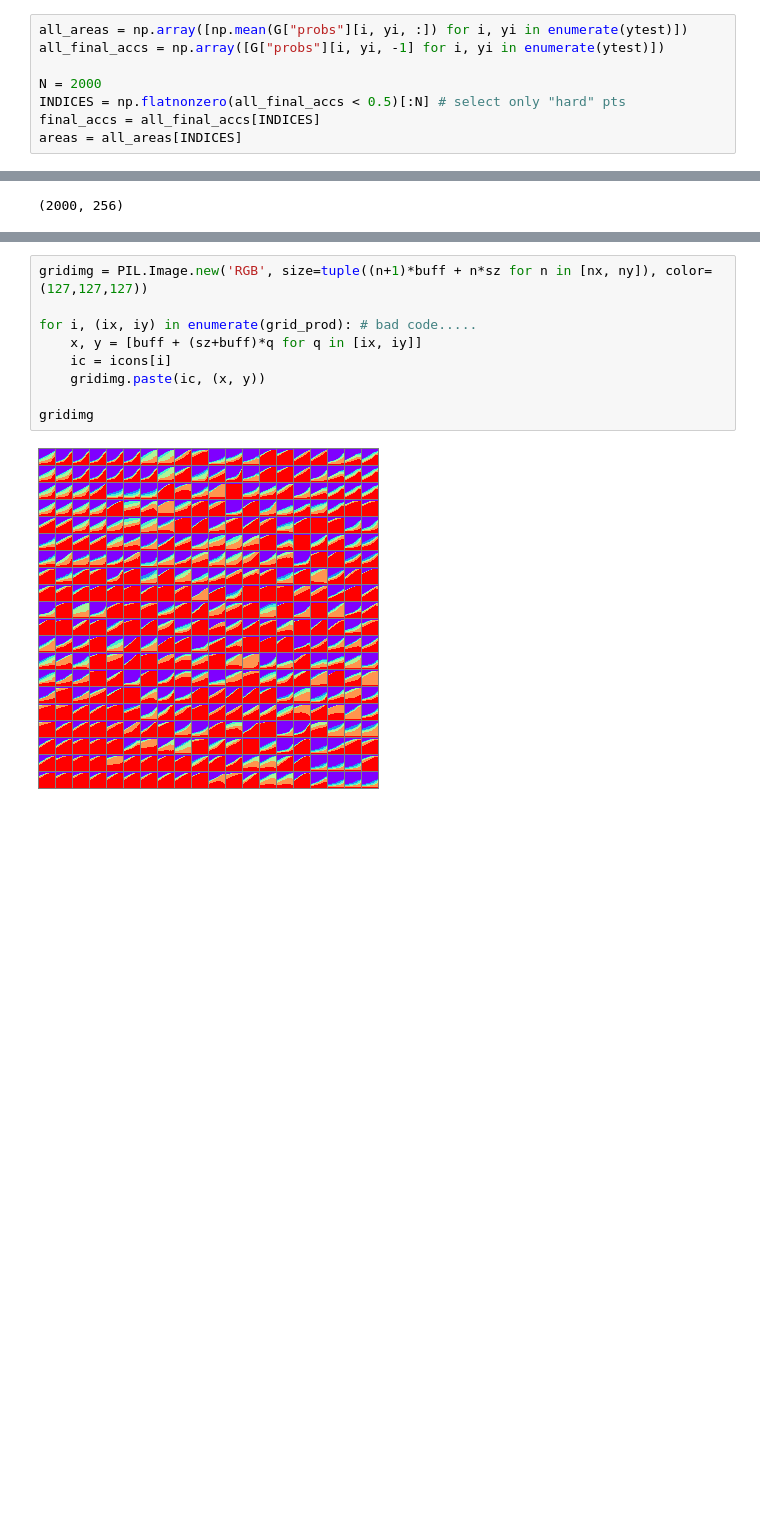
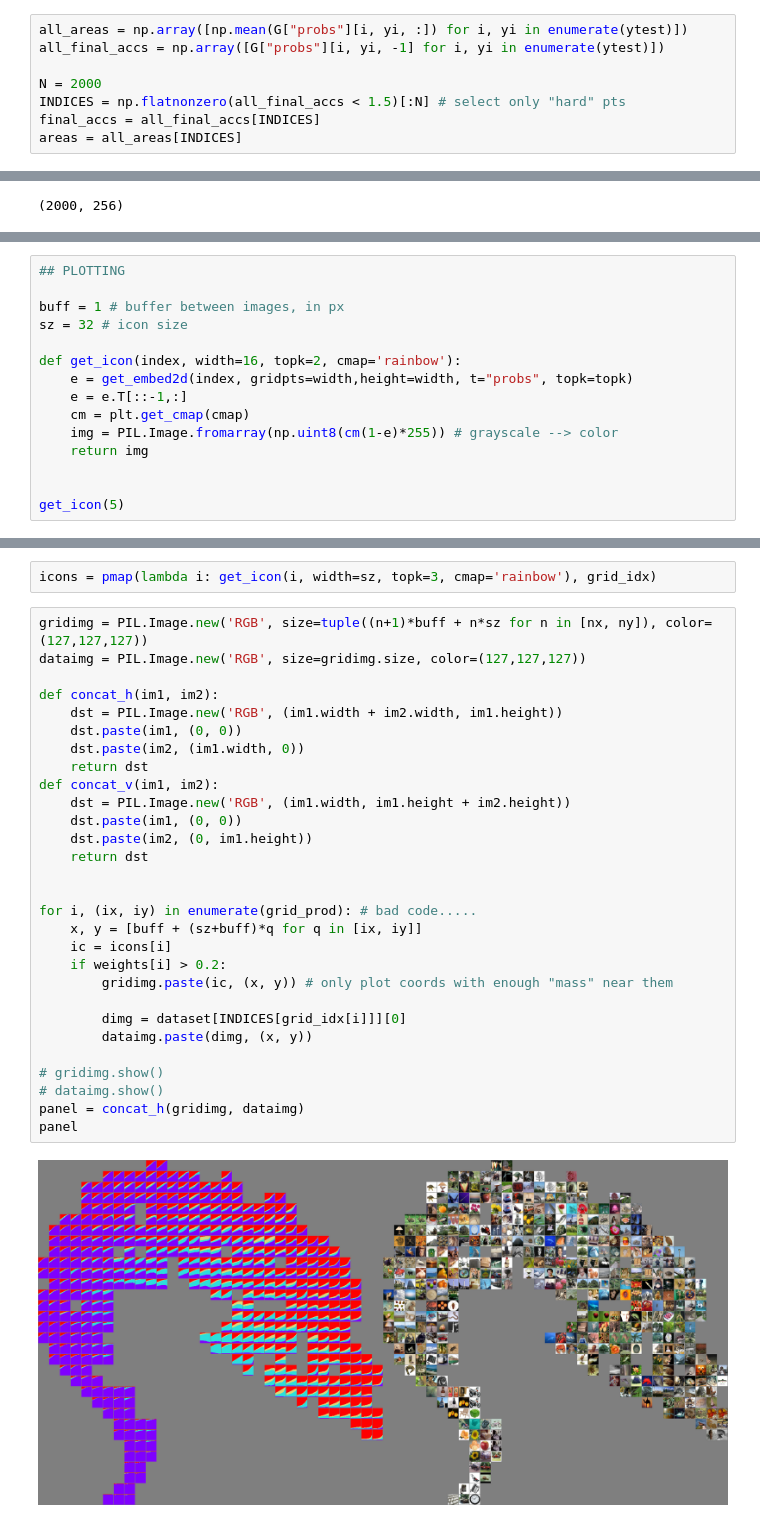
Before and after one commit to nikhil-ghosh-berkeley/dist-shift, a Jupyter notebook: preetum/dec27_tsne_grid.ipynb, the cells around one changed output, grey strips where cells are left out. Cells and saved outputs as stored; diff of their text form; blank space fills up the shorter version.

Commit message:
icon grid done

```diff
--- a/preetum/dec27_tsne_grid.ipynb
+++ b/preetum/dec27_tsne_grid.ipynb
@@ -121,7 +121,7 @@ all_areas = np.array([np.mean(G["probs"][i, yi, :]) for i, yi in enumerate(ytest
 all_final_accs = np.array([G["probs"][i, yi, -1] for i, yi in enumerate(ytest)])
 
 N = 2000
-INDICES = np.flatnonzero(all_final_accs < 0.5)[:N] # select only "hard" pts
+INDICES = np.flatnonzero(all_final_accs < 1.5)[:N] # select only "hard" pts
 final_accs = all_final_accs[INDICES]
 areas = all_areas[INDICES]
 # %%
@@ -326,0 +313,15 @@ icons = pmap(lambda i: get_icon(i, width=sz, topk=5, cmap='rainbow'), grid_idx)
+# %%
+## PLOTTING
+
+buff = 1 # buffer between images, in px
+sz = 32 # icon size
+
+def get_icon(index, width=16, topk=2, cmap='rainbow'):
+    e = get_embed2d(index, gridpts=width,height=width, t="probs", topk=topk)
+    e = e.T[::-1,:]
+    cm = plt.get_cmap(cmap)
+    img = PIL.Image.fromarray(np.uint8(cm(1-e)*255)) # grayscale --> color
+    return img
+
+
+get_icon(5)
@@ -327,11 +330,33 @@ icons = pmap(lambda i: get_icon(i, width=sz, topk=5, cmap='rainbow'), grid_idx)
+# %%
+icons = pmap(lambda i: get_icon(i, width=sz, topk=3, cmap='rainbow'), grid_idx)
 # %%
 gridimg = PIL.Image.new('RGB', size=tuple((n+1)*buff + n*sz for n in [nx, ny]), color=(127,127,127))
+dataimg = PIL.Image.new('RGB', size=gridimg.size, color=(127,127,127))
+
+def concat_h(im1, im2):
+    dst = PIL.Image.new('RGB', (im1.width + im2.width, im1.height))
+    dst.paste(im1, (0, 0))
+    dst.paste(im2, (im1.width, 0))
+    return dst
+def concat_v(im1, im2):
+    dst = PIL.Image.new('RGB', (im1.width, im1.height + im2.height))
+    dst.paste(im1, (0, 0))
+    dst.paste(im2, (0, im1.height))
+    return dst
+
 
 for i, (ix, iy) in enumerate(grid_prod): # bad code.....
     x, y = [buff + (sz+buff)*q for q in [ix, iy]]
     ic = icons[i]
-    gridimg.paste(ic, (x, y))
+    if weights[i] > 0.2:
+        gridimg.paste(ic, (x, y)) # only plot coords with enough "mass" near them
 
-gridimg
+        dimg = dataset[INDICES[grid_idx[i]]][0]
+        dataimg.paste(dimg, (x, y))
+
+# gridimg.show()
+# dataimg.show()
+panel = concat_h(gridimg, dataimg)
+panel
 # %% [output]
-[figure, old version]
+[figure, new version]
```
Also changed, not shown: parts of 12 cells of this notebook.
